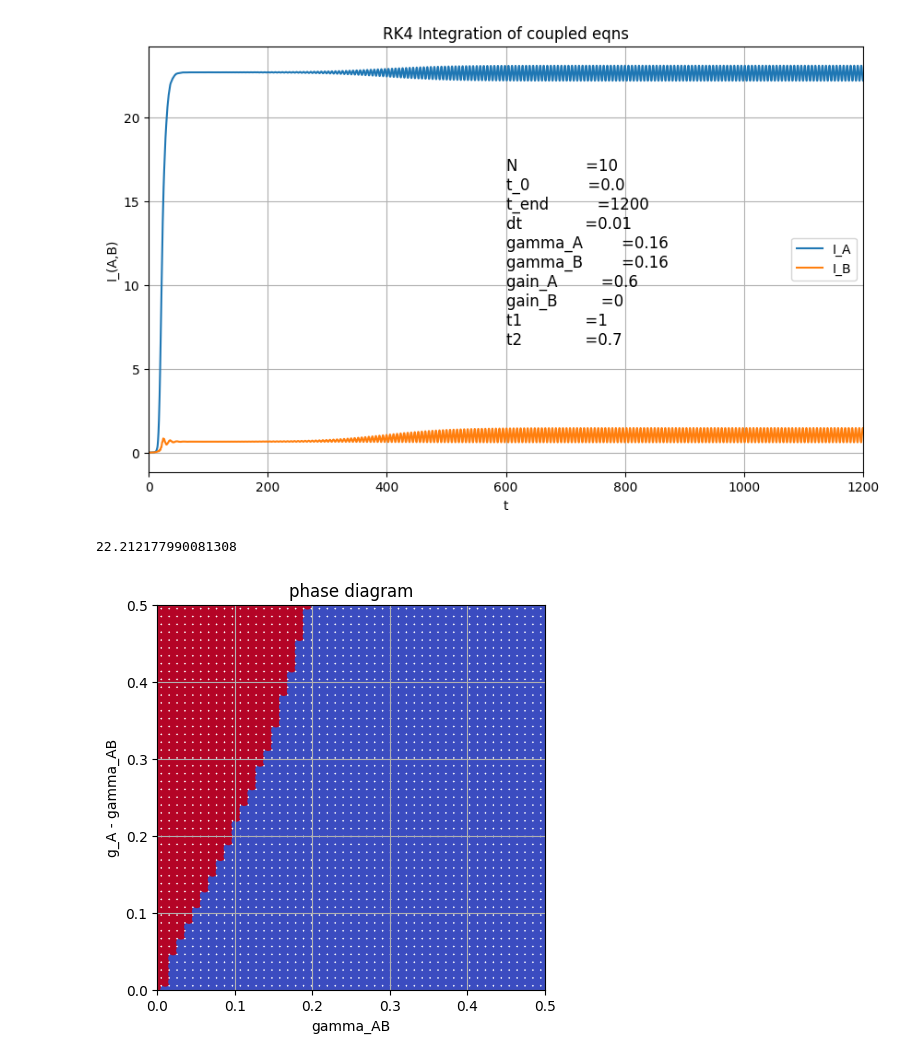
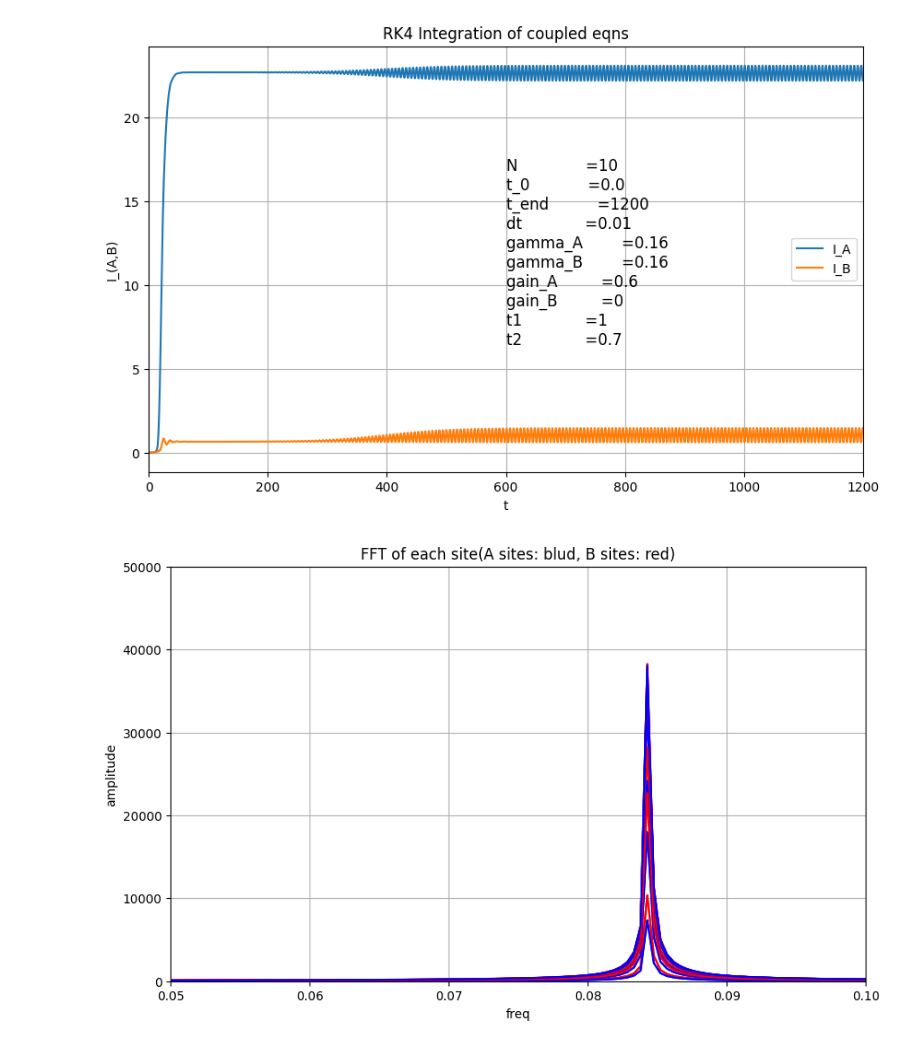
Before and after one commit to sangsoonoh/ML_phase_diagram, a Jupyter notebook: ssh_1d_sat_gain/ssh_1d_cpp.ipynb, the cells around one changed output. Saved outputs shown, nothing was run; the diff lists cells and outputs as text; code cells hidden in the pictures.

Commit message:
working generation of time series data

```diff
--- a/ssh_1d_sat_gain/ssh_1d_cpp.ipynb
+++ b/ssh_1d_sat_gain/ssh_1d_cpp.ipynb
@@ -54,19 +56,5 @@ ax.text(x=.5, y=.3,s=paramtext, color='black', transform=ax.transAxes, size=12)
 plt.show()
 # %% [output]
 [figure]
-# %%
-#phase diagram as in fig 1b in paper
-import ssh_1d
-from numpy import fft
-import numpy as np
-import concurrent.futures
-
-time_filter = (850<t_values)*(t_values<900)
-IA_fft = fft.fft(IA[time_filter])
-IB_fft = fft.fft(IB[time_filter])
-oscillating_factor = np.average(IA_fft).real
-print(oscillating_factor)
-# %% [output]
-22.212177990081308
 # %%
 #phase diagram as in fig 1b in paper
@@ -103,15 +106,37 @@ with concurrent.futures.ThreadPoolExecutor(max_workers=20) as executor:
-# %%
-fig, ax = plt.subplots(figsize=(5, 5))
-
-x = xy_pairs[:,0]
-y = xy_pairs[:,1]
-ax.scatter(x,y, c=np.array(oscillating_factors)>8000, cmap='coolwarm')
-
-ax.set_xlabel('gamma_AB')
-ax.set_ylabel('g_A - gamma_AB')
-ax.set_title('phase diagram')
-ax.set_xmargin(0)
-ax.set_ymargin(0)
-ax.grid(True)
-# %% [output]
-[figure, removed]
+# %%
+from numpy import fft
+x = 0.16
+y= .44
+gamA = x
+params = ssh_1d.TimeSeriesParams(N=10, psi0=0.01, satGainA=y+gamA, satGainB=0.,
+                                     gammaA=gamA, gammaB=gamA, time_end=2500, time_delta=0.01,
+                                     t1=1., t2=0.7)
+time_series = ssh_1d.time_series(params)
+t_values = time_series[:,0].real
+psi_values = time_series[:,1:]
+
+
+
+time_filter = (400<t_values)*(t_values<2500)
+psi_fft = fft.fft(psi_values[time_filter,:], axis=0)
+Nt = len(t_values[time_filter])
+f_values = np.fft.fftfreq(Nt, d=0.01)
+right_half_filter = f_values>=0
+
+
+fig, ax = plt.subplots(figsize=(10, 6))
+
+for site_index in range(Ns):
+    color = 'b' if site_index%2==0 else 'r'
+    ax.plot(f_values[right_half_filter], np.abs(psi_fft[right_half_filter,site_index]), c=color)
+
+ax.set_xlabel('freq')
+ax.set_ylabel('amplitude')
+ax.set_title('FFT of each site(A sites: blud, B sites: red)')
+ax.set_xlim((0.05,.1))
+ax.set_ylim((0,5e4))
+ax.set_xmargin(0)
+ax.grid(True)
+plt.show()
+# %% [output]
+[figure, added]
```
Also changed, not shown: parts of 8 cells of this notebook, 4 other files.
